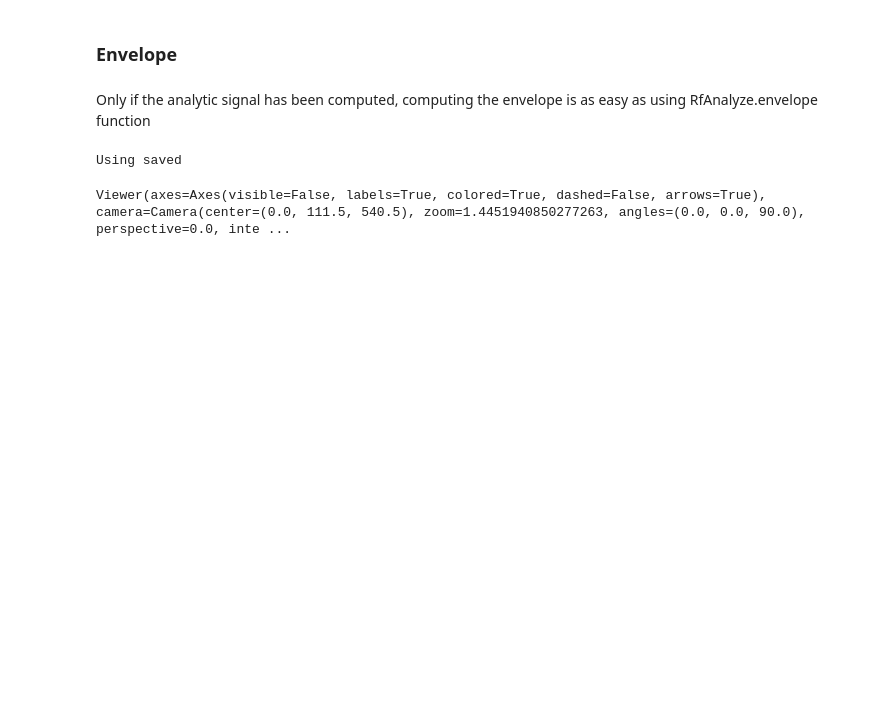
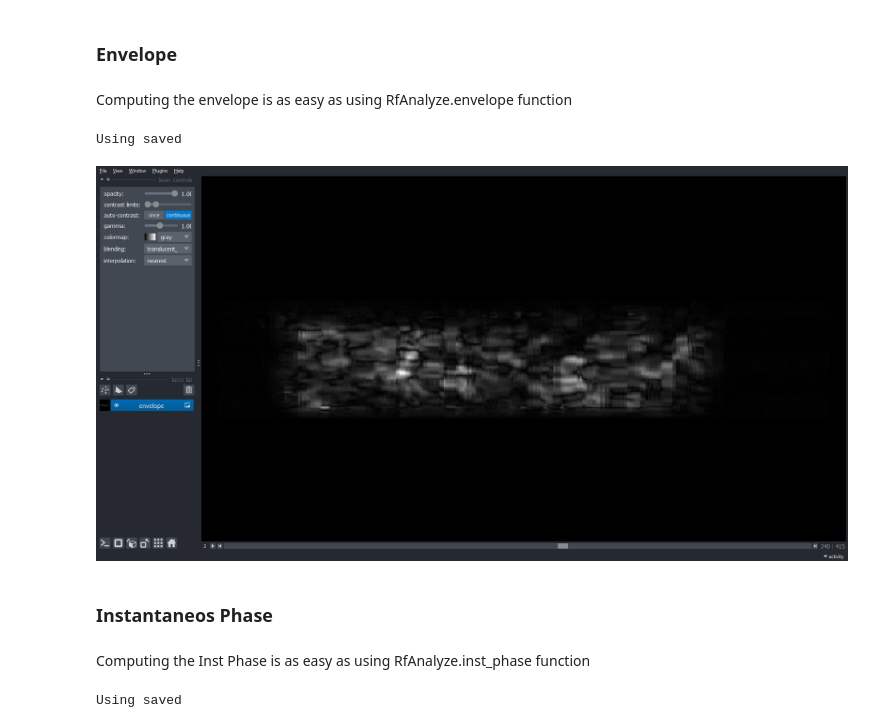
Before and after one commit to topeberti/UltraCODE, a Jupyter notebook: 4_Processing/Composite_porosity_UT/Docs.ipynb, the cells around one changed output. Saved outputs shown, nothing was run; the diff lists cells and outputs as text; code cells hidden in the pictures; blank space fills up the shorter version.

```diff
--- a/4_Processing/Composite_porosity_UT/Docs.ipynb
+++ b/4_Processing/Composite_porosity_UT/Docs.ipynb
@@ -77,10 +102,10 @@ from pathlib import Path
 
 #Opening file
 
-folder_to_read = Path(r'C:\Users\alberto.vicente\Documents\202211_LibreriaUltrasonidos\volumenes\Desarrollo libreria\temp\20210407_phase_vols\0_phase_10MHz')
+folder_to_read = Path(r'C:\Users\alberto.vicente\Documents\202211_LibreriaUltrasonidos\volumenes')
 
-tiff_folder = folder_to_read /   r'COUPON7_PHASE_10MHz'
+tiff_folder = folder_to_read /   r'volumen.tif'
 
-data = ndt.napari_read_tiff(tiff_folder,folder=True)
+data = ndt.napari_read_tiff(tiff_folder,folder=False)
 data.shape
 # %% [output]
@@ -98,7 +123,7 @@ analytic = rfa.analytic()
 # %% [markdown]
 ### Envelope
 # %% [markdown]
-Only if the analytic signal has been computed, computing the envelope is as easy as using RfAnalyze.envelope function
+Computing the envelope is as easy as using RfAnalyze.envelope function
 # %%
 envelope = rfa.envelope()
 # %% [output]
@@ -106,6 +131,16 @@ Using saved
 # %%
 import napari
 
-napari.view_image(envelope)
+viewer = napari.view_image(envelope)
-# %% [output]
-Viewer(axes=Axes(visible=False, labels=True, colored=True, dashed=False, arrows=True), camera=Camera(center=(0.0, 111.5, 540.5), zoom=1.4451940850277263, angles=(0.0, 0.0, 90.0), perspective=0.0, inte ...
+# %%
+napari.utils.nbscreenshot(viewer)
+# %% [output]
+[figure, added]
+# %% [markdown]
+### Instantaneos Phase
+# %% [markdown]
+Computing the Inst Phase is as easy as using RfAnalyze.inst_phase function
+# %%
+inst_phase = rfa.inst_phase()
+# %% [output]
+Using saved
```
Also changed, not shown: parts of 29 cells of this notebook.
